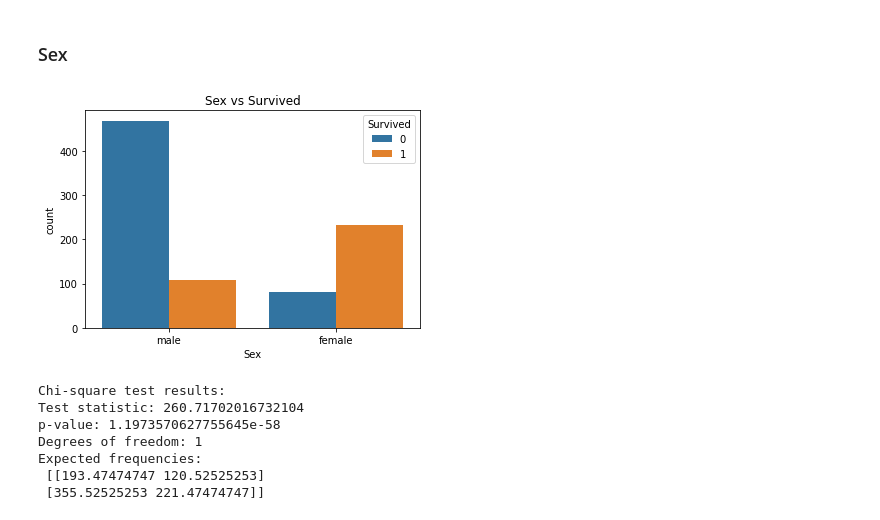
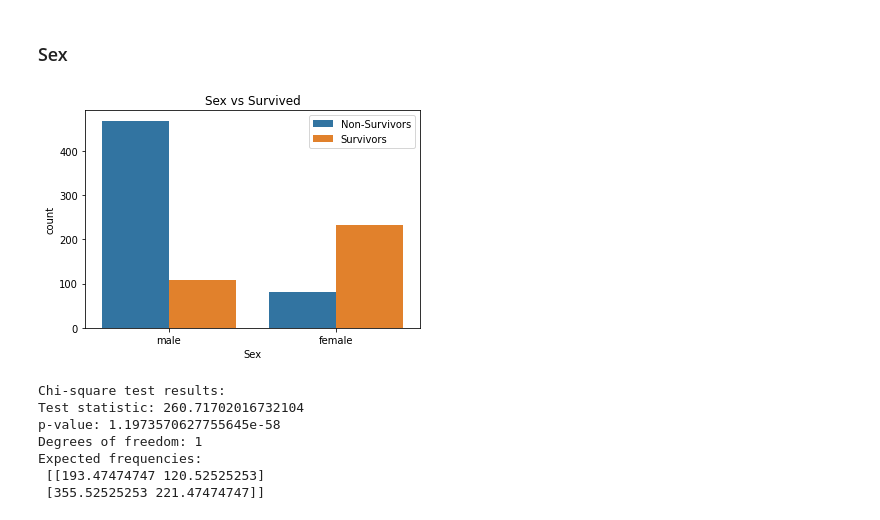
Before and after one commit to PabloJRW/titanic-classifier, a Jupyter notebook: Titanic.ipynb, the cells around one changed output. Saved outputs shown, nothing was run; the diff lists cells and outputs as text; code cells hidden in the pictures.

```diff
--- a/Titanic.ipynb
+++ b/Titanic.ipynb
@@ -297,10 +311,11 @@ In summary, the Chi-square test results suggest that there is a significant corr
 # %%
 plt.figure()
 sns.countplot( x=df_train.Sex,  hue=df_train.Survived)
 plt.title('Sex vs Survived')
+plt.legend(['Non-Survivors', 'Survivors'])
 plt.show()
 # %% [output]
-[figure, old version]
+[figure, new version]
 # %%
 # Chi2 test - Sex vs Survived
 chi2_test(df_train.Sex, df_train.Survived)
```
Also changed, not shown: parts of 6 cells of this notebook.
